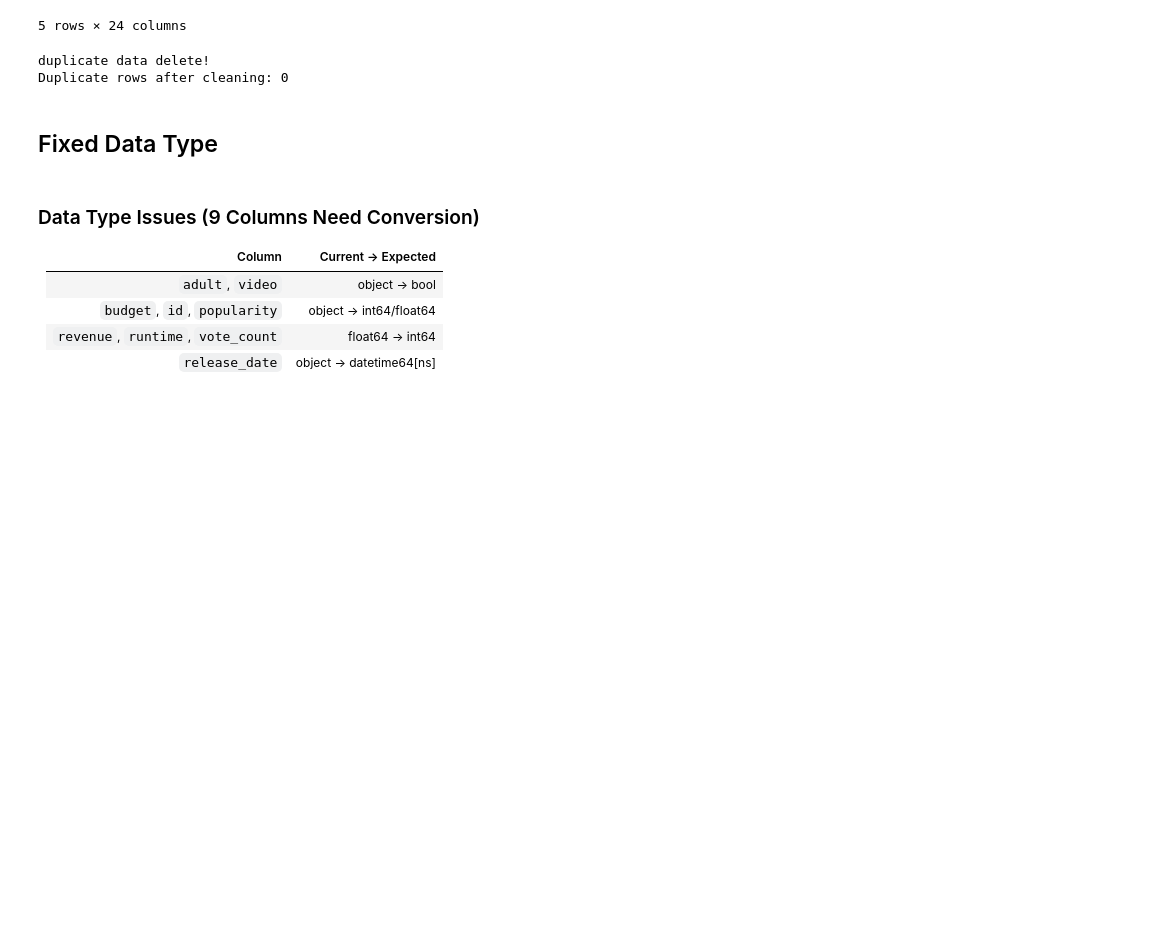
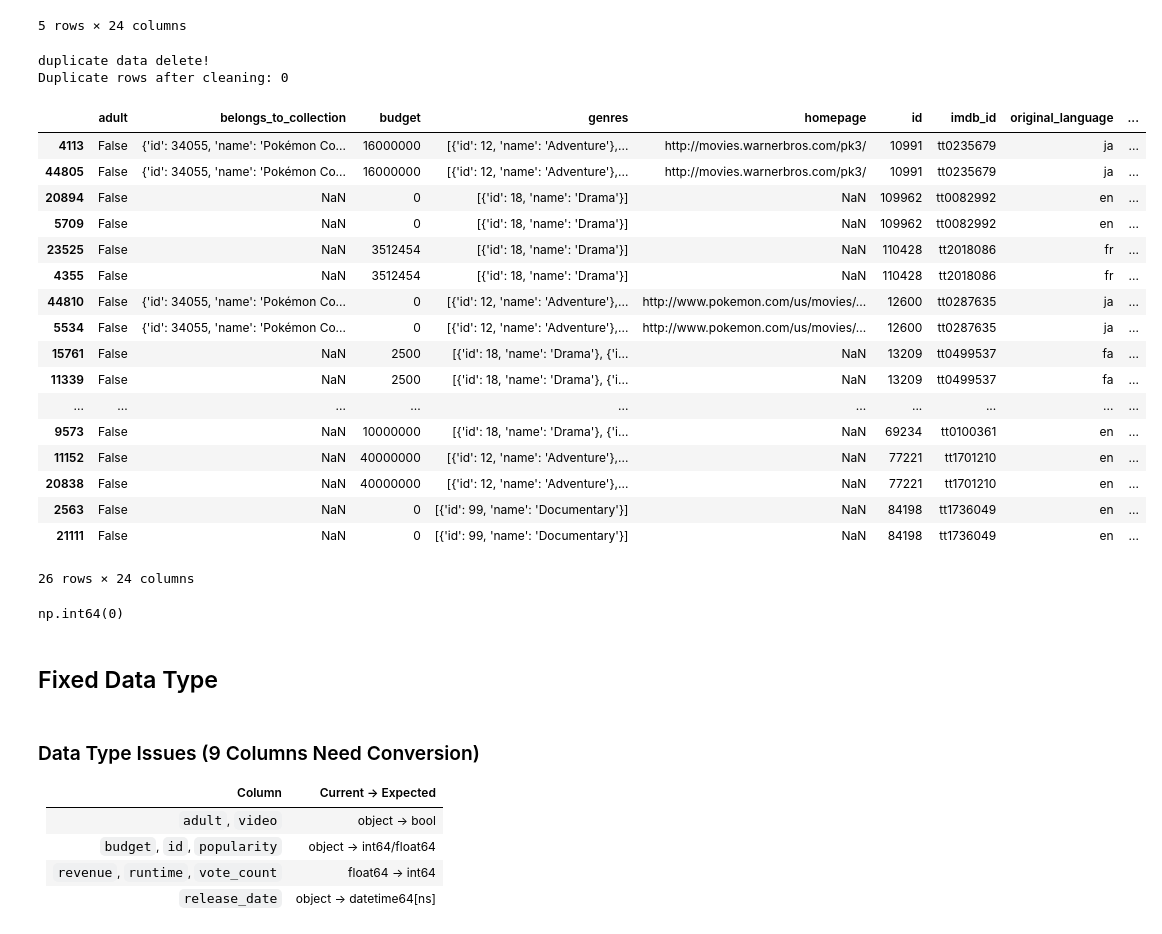
Before and after one commit to Hna2005/movie-runtime-analysis, a Jupyter notebook: notebooks/02-data-cleaning.ipynb, the cells around one changed output. Saved outputs shown, nothing was run; the diff lists cells and outputs as text; code cells hidden in the pictures; blank space fills up the shorter version.

Commit message:
feat: add data cleaning pipeline (needs final review)

```diff
--- a/notebooks/02-data-cleaning.ipynb
+++ b/notebooks/02-data-cleaning.ipynb
@@ -28,6 +28,37 @@ print(f"Duplicate rows after cleaning: {data.duplicated().sum()}")
 # %% [output]
 duplicate data delete!
 Duplicate rows after cleaning: 0
+# %%
+duplicate_movies = (
+    data[data.duplicated(subset=["id"], keep=False)]
+    .sort_values("id")
+)
+
+duplicate_movies
+# %% [output]
+|  | adult | belongs_to_collection | budget | genres | homepage | id | imdb_id | original_language | ... |
+| 4113 | False | {'id': 34055, 'name': 'Pokémon Co... | 16000000 | [{'id': 12, 'name': 'Adventure'},... | http://movies.warnerbros.com/pk3/ | 10991 | tt0235679 | ja | ... |
+| 44805 | False | {'id': 34055, 'name': 'Pokémon Co... | 16000000 | [{'id': 12, 'name': 'Adventure'},... | http://movies.warnerbros.com/pk3/ | 10991 | tt0235679 | ja | ... |
+| 20894 | False | NaN | 0 | [{'id': 18, 'name': 'Drama'}] | NaN | 109962 | tt0082992 | en | ... |
+| 5709 | False | NaN | 0 | [{'id': 18, 'name': 'Drama'}] | NaN | 109962 | tt0082992 | en | ... |
+| 23525 | False | NaN | 3512454 | [{'id': 18, 'name': 'Drama'}] | NaN | 110428 | tt2018086 | fr | ... |
+| 4355 | False | NaN | 3512454 | [{'id': 18, 'name': 'Drama'}] | NaN | 110428 | tt2018086 | fr | ... |
+| 44810 | False | {'id': 34055, 'name': 'Pokémon Co... | 0 | [{'id': 12, 'name': 'Adventure'},... | http://www.pokemon.com/us/movies/... | 12600 | tt0287635 | ja | ... |
+| 5534 | False | {'id': 34055, 'name': 'Pokémon Co... | 0 | [{'id': 12, 'name': 'Adventure'},... | http://www.pokemon.com/us/movies/... | 12600 | tt0287635 | ja | ... |
+| 15761 | False | NaN | 2500 | [{'id': 18, 'name': 'Drama'}, {'i... | NaN | 13209 | tt0499537 | fa | ... |
+| 11339 | False | NaN | 2500 | [{'id': 18, 'name': 'Drama'}, {'i... | NaN | 13209 | tt0499537 | fa | ... |
+| ... | ... | ... | ... | ... | ... | ... | ... | ... | ... |
+| 9573 | False | NaN | 10000000 | [{'id': 18, 'name': 'Drama'}, {'i... | NaN | 69234 | tt0100361 | en | ... |
+| 11152 | False | NaN | 40000000 | [{'id': 12, 'name': 'Adventure'},... | NaN | 77221 | tt1701210 | en | ... |
+| 20838 | False | NaN | 40000000 | [{'id': 12, 'name': 'Adventure'},... | NaN | 77221 | tt1701210 | en | ... |
+| 2563 | False | NaN | 0 | [{'id': 99, 'name': 'Documentary'}] | NaN | 84198 | tt1736049 | en | ... |
+| 21111 | False | NaN | 0 | [{'id': 99, 'name': 'Documentary'}] | NaN | 84198 | tt1736049 | en | ... |
+26 rows × 24 columns
+# %%
+data = data.drop_duplicates(subset=['id']).reset_index(drop=True)
+data.duplicated(subset=['id', 'title']).sum()
+# %% [output]
+np.int64(0)
 # %% [markdown]
 ## Fixed Data Type
 # %% [markdown]
```
Also changed, not shown: parts of 18 cells of this notebook, 1 other file.
